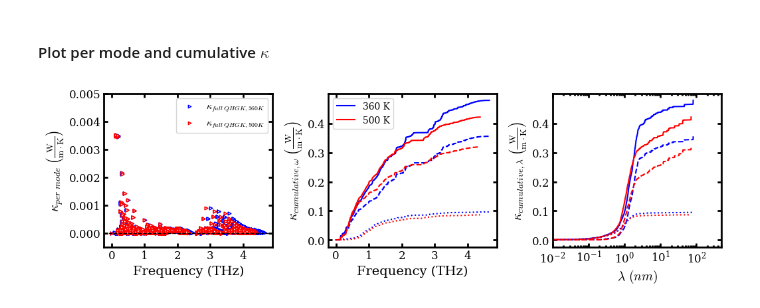
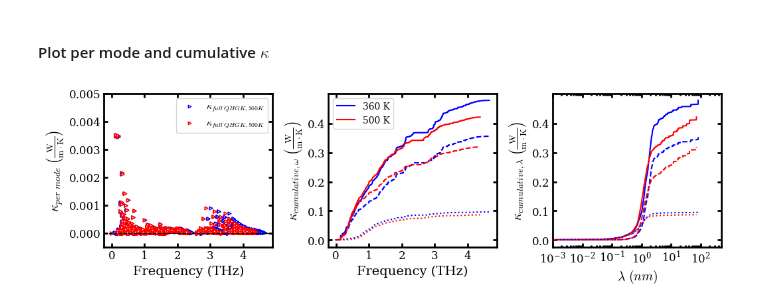
Before and after one commit to nanotheorygroup/kaldo-examples, a Jupyter notebook: docsource/machine_learning_potentials/cesium_lead_bromide_NEP_TDEP.ipynb, the cells around one changed output. Cells and saved outputs as stored; diff of their text form; code cells hidden in the pictures.

```diff
--- a/docsource/machine_learning_potentials/cesium_lead_bromide_NEP_TDEP.ipynb
+++ b/docsource/machine_learning_potentials/cesium_lead_bromide_NEP_TDEP.ipynb
@@ -472,32 +474,32 @@ subplot(1,3, 2)
 set_fig_properties([gca()])
 plot(freq_sorted_full_QHGK_360K, kappa_cum_wrt_freq_full_QHGK_360K, 'b',
      label='360 K')
 plot(freq_sorted_full_QHGK_500K, kappa_cum_wrt_freq_full_QHGK_500K, 'r',
      label='500 K')
 plot(freq_sorted_RTA_360K, kappa_cum_wrt_freq_RTA_360K, 'b', ls='--')
 plot(freq_sorted_RTA_500K, kappa_cum_wrt_freq_RTA_500K, 'r', ls='--')
 plot(freq_sorted_QHGK_360K, (kappa_cum_wrt_freq_QHGK_360K - kappa_cum_wrt_freq_RTA_360K) , 'b', ls=':')
 plot(freq_sorted_QHGK_500K, (kappa_cum_wrt_freq_QHGK_500K - kappa_cum_wrt_freq_RTA_500K) , 'r', ls=':')
 gca().set_yticks(np.arange(0, 0.5, 0.1))
 gca().set_xticks(np.arange(0, 5, 1))
 ylabel(r'$\kappa_{cumulative, \omega}\;\left(\frac{\rm{W}}{\rm{m}\cdot\rm{K}}\right)$',fontsize=14)
 xlabel('Frequency (THz)', fontsize=14)
 legend(loc=2, fontsize=10)
 
 subplot(1,3, 3)
 set_fig_properties([gca()])
 plot(lambda_sorted_full_QHGK_360K, kappa_cum_wrt_lambda_full_QHGK_360K, 'b')
 plot(lambda_sorted_full_QHGK_500K, kappa_cum_wrt_lambda_full_QHGK_500K, 'r')
 plot(lambda_sorted_RTA_360K, kappa_cum_wrt_lambda_RTA_360K, 'b', ls='--')
 plot(lambda_sorted_RTA_500K, kappa_cum_wrt_lambda_RTA_500K, 'r', ls='--')
 plot(lambda_sorted_QHGK_360K, (kappa_cum_wrt_lambda_QHGK_360K - kappa_cum_wrt_lambda_RTA_360K) , 'b', ls=':')
 plot(lambda_sorted_QHGK_500K, (kappa_cum_wrt_lambda_QHGK_500K - kappa_cum_wrt_lambda_RTA_500K) , 'r', ls=':')
 xlabel(r'$\lambda \ (nm)$', fontsize=14)
 ylabel(r'$\kappa_{cumulative, \lambda}\;\left(\frac{\rm{W}}{\rm{m}\cdot\rm{K}}\right)$',fontsize=14)
 gca().set_yticks(np.arange(0, 0.5, 0.1))
 xscale('log')
-xlim([1e-2, 5e2])
+xlim([1e-3, 5e2])
 subplots_adjust(wspace=0.33)
 show()
 # %% [output]
-[figure, old version]
+[figure, new version]
```
Also changed, not shown: parts of 1 cell of this notebook, 55 other files.
